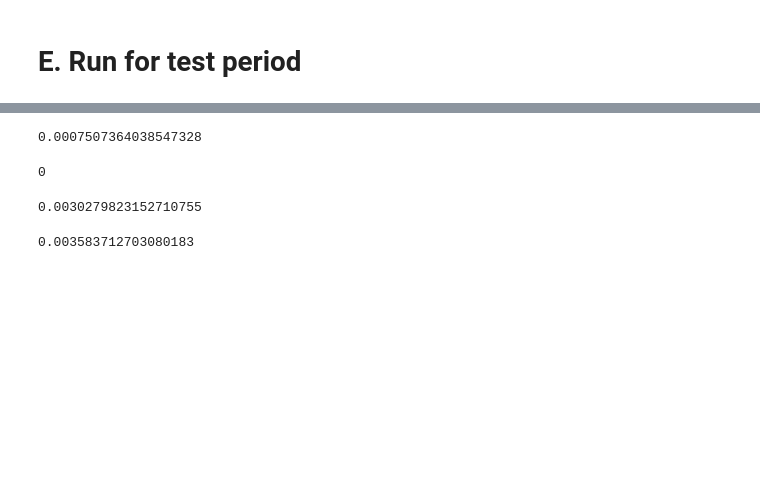
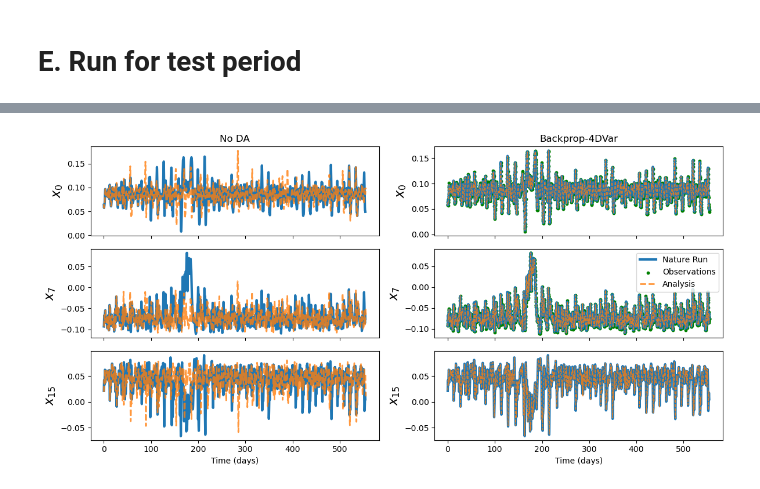
Before and after one commit to StevePny/DataAssimBench-Examples, a Jupyter notebook: examples/da_cycler/5B-Var4DBackprop-QGS-FullRun.ipynb, the cells around one changed output, grey strips where cells are left out. Cells and saved outputs as stored; diff of their text form; code cells hidden in the pictures; blank space fills up the shorter version.

```diff
--- a/examples/da_cycler/5B-Var4DBackprop-QGS-FullRun.ipynb
+++ b/examples/da_cycler/5B-Var4DBackprop-QGS-FullRun.ipynb
@@ -158,7 +193,7 @@ plt.show()
 ## D. Set up and run DA Cycler for validation period
 # %%
 # Load lr and lr_decay from raytune
-raytune_results = pd.read_csv('./test_raytune_qgs_v3.csv')
+raytune_results = pd.read_csv('./out/qgs/test_raytune_qgs_v4_hessian.csv')
 best_row = raytune_results['rmse'].idxmin()
 best_lr = raytune_results.loc[best_row, 'config/lr']
 best_lr_decay = raytune_results.loc[best_row, 'config/lr_decay']
@@ -355,11 +347,10 @@ r0_original_test = forecast_model.update(forecast_model.generate(
         nr_transient.values
         +  np_rng.normal(size = (nr_transient.time_dim, nr_transient.system_dim), scale=obs_sd))[-1], nr_transient.values[-1])
 # %%
-obs_total_size = 10*4
-sigma_obs=np.tile(obs_sd[obs_vec_test.location_indices[0]], 4)*1.25 # Used 0.005 normally, 0.01 increased error
+sigma_obs=np.tile(obs_sd[obs_vec_test.location_indices[0]], 1)*1.25 # Used 0.005 normally, 0.01 increased error
 sigma_bg = 0.1*train_res_sd #0.005 #0.05*obs_sd
 
-R_test = (sigma_obs**2)*np.identity(obs_total_size)
+R_test = (sigma_obs**2)*np.identity(10)
 B = (sigma_bg**2)*np.identity(forecast_model.reservoir_dim)
 S = np.zeros((10, 20))
 S[np.arange(S.shape[0]), np.tile(obs_vec_test.location_indices[0], 1)] = 1
@@ -451,11 +389,0 @@ array([0.01727701, 0.01915924, 0.02057968, 0.04913286, 0.03088652,
-# %%
-i = 0
-obs_rmses = []
-da_rmses = []
-for li in obs_vec_test.location_indices[0]:
-    print(li)
-    print('Obs rmse: {}'.format(np.sqrt(np.mean(np.square(obs_vec_test.errors[:, i])))))
-    obs_rmses.append(np.sqrt(np.mean(np.square(obs_vec_test.errors[:, i]))))
-    i+=1
-    print('DA RMSE: {}'.format(np.sqrt(np.mean(np.square(nr_test.values[:-19, li] - cur_output[:, li])))))
-    da_rmses.append(np.sqrt(np.mean(np.square(nr_test.values[:-19, li] - cur_output[:, li]))))
@@ -508,12 +389,0 @@ np.sqrt(np.mean(np.square(nr_test.values[:-19, 10] - cur_output[:, 10])))
-# %%
-np.sqrt(np.mean(np.square(obs_vec_test.errors[:, 1])))
-# %% [output]
-0.0007507364038547328
-# %%
-obs_vec_test.location_indices[0, -3]
-# %% [output]
-0
-# %%
-np.sqrt(np.mean(np.square(obs_vec_test.errors)))
-# %% [output]
-0.0030279823152710755
@@ -523,4 +390,33 @@ cur_output_obslocs = cur_output[:, obs_vec_test.location_indices]
-# %%
-np.sqrt(np.mean(np.square(nr_test_vals_obslocs[:-19] - cur_output_obslocs)))
-# %% [output]
-0.003583712703080183
+# %%
+# Plot baseline vs backprop-4dvar
+fig, axes = plt.subplots(3, 2, sharex = True, figsize = (12, 6))
+vars_to_plot = [0, 7, 15]
+for j, ax in enumerate(axes):
+    if j ==0:
+        ax[0].set_title('No DA')
+        ax[1].set_title('Backprop-4DVar')
+
+    for i in range(len(ax)):
+        obj1 = ax[i].plot((nr_test.times[:-19] - nr_test.times[0])*160/(60*24), nr_test.values[:-19, j], label='Nature Run', lw=3)
+        if j in obs_vec_test.location_indices[0] and i == 1:
+            obj2 = ax[i].scatter((obs_vec_test.times[:-4] - obs_vec_test.times[0])*160/(60*24),
+                       obs_vec_test.values[:-4, np.where(j == obs_vec_test.location_indices[0])[0]],
+                       label='Observations',color='green', s=10)
+        ax[i]
+        ax[i].set_ylabel(r'$x_{' +str(vars_to_plot[j]) + '}$', fontsize = 16)
+
+    obj4 = ax[1].plot((nr_test.times[:analyses_stacked.shape[0]] - nr_test.times[0])*160/(60*24), analyses_stacked[:, j],
+                label='Analysis', ls='--', lw=1.0, alpha=0.8)
+    obj3 = ax[0].plot((nr_test.times - nr_test.times[0])*160/(60*24), test_run_unconstrained[:, j],
+            label='Analysis', ls='--', lw=2, alpha=0.8)
+#     ax[0].set_ylabel(r'$x_{:d}$'.format(j), fontsize = 16)
+    if j ==1:
+        ax[1].legend(handles=[obj1[0], obj2, obj3[0]])
+ax[0].set_xlabel('Time (days)')
+ax[1].set_xlabel('Time (days)')
+fig.tight_layout()
+
+
+plt.show()
+# %% [output]
+[figure, added]
```
Also changed, not shown: parts of 36 cells of this notebook, 1 other file.
